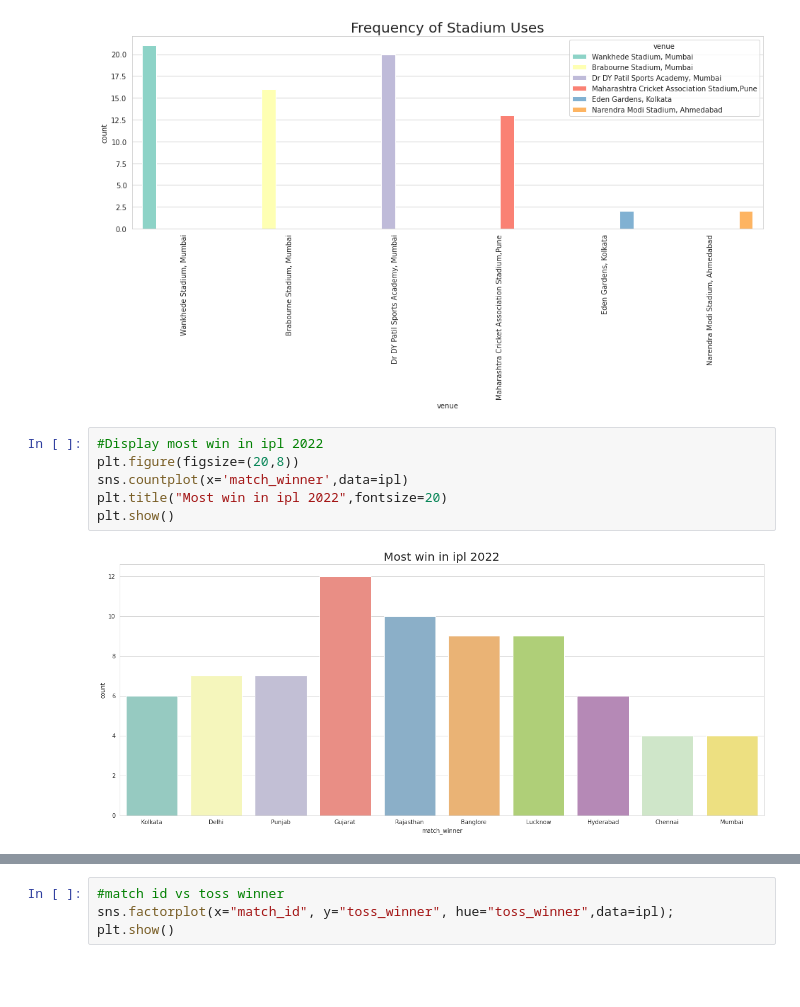
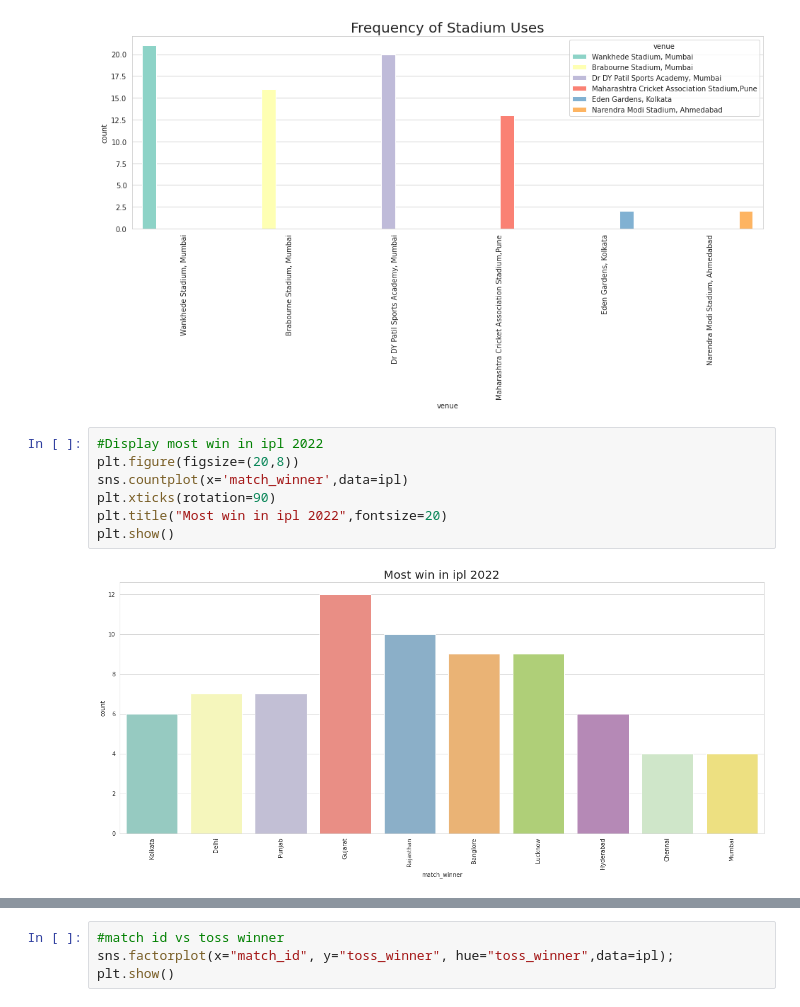
Before and after one commit to shivam97verma/Analysis-of-Indian-Premier-league-2022, a Jupyter notebook: iplnew.ipynb, the cells around one changed output, grey strips where cells are left out. Cells and saved outputs as stored; diff of their text form; blank space fills up the shorter version.

```diff
--- a/iplnew.ipynb
+++ b/iplnew.ipynb
@@ -853,11 +853,12 @@ plt.show()
 # %%
 #Display most win in ipl 2022
 plt.figure(figsize=(20,8))
 sns.countplot(x='match_winner',data=ipl)
+plt.xticks(rotation=90)
 plt.title("Most win in ipl 2022",fontsize=20)
 plt.show()
 # %% [output]
-[figure, old version]
+[figure, new version]
 # %%
 #Display most player of the match
 plt.figure(figsize=(20,20))
```
Also changed, not shown: parts of 1 cell of this notebook.
